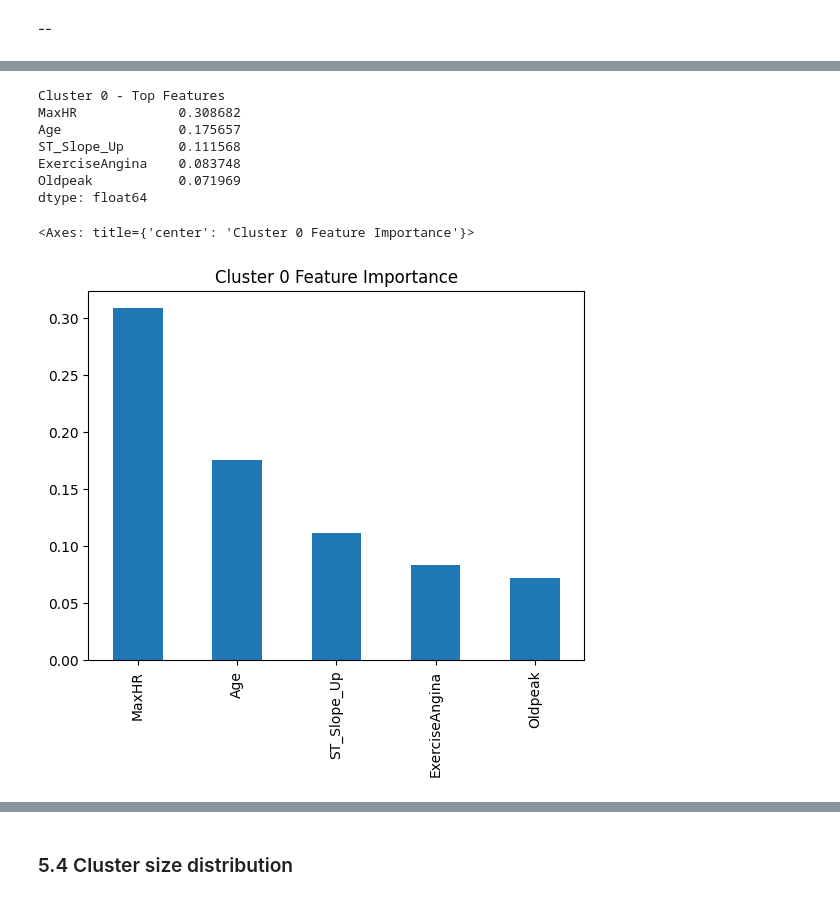
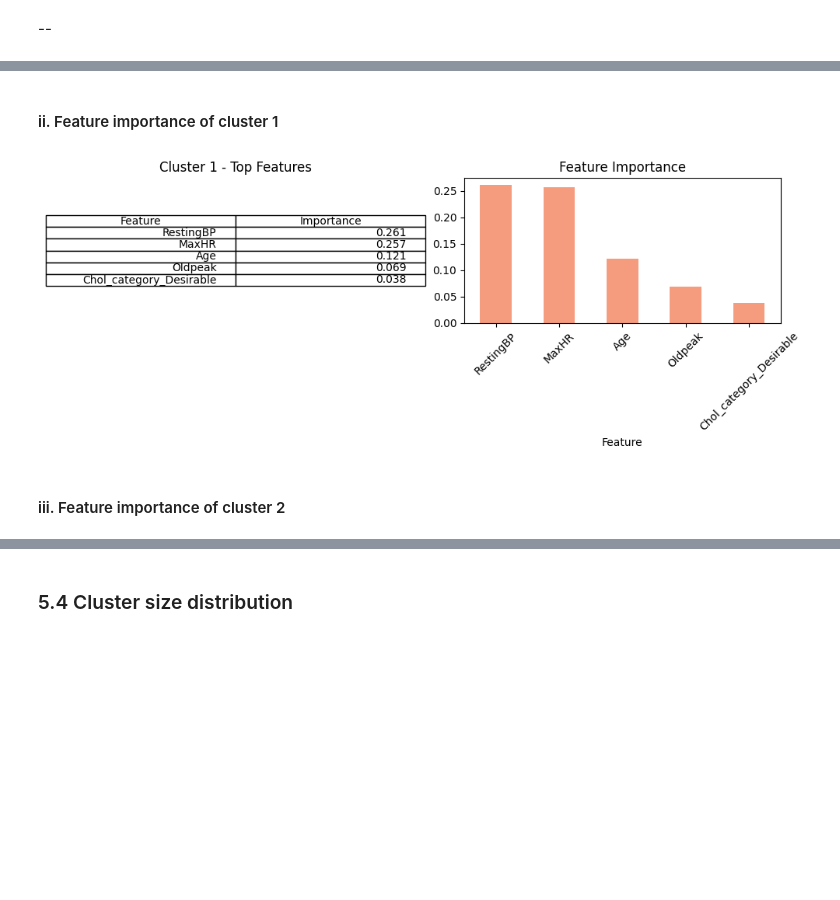
Before and after one commit to Janau00/SWE485-Project-Group9, a Jupyter notebook: Phase2_Unsupervised_Learning.ipynb, the cells around one changed output, grey strips where cells are left out. Saved outputs shown, nothing was run; the diff lists cells and outputs as text; code cells hidden in the pictures; blank space fills up the shorter version.

Commit message:
add: code of size and feat importance

```diff
--- a/Phase2_Unsupervised_Learning.ipynb
+++ b/Phase2_Unsupervised_Learning.ipynb
@@ -535,29 +572,49 @@ for cluster_id in np.unique(y):
+# %% [markdown]
+#### ii. Feature importance of cluster 1
 # %%
-# Cluster 0 Interpretation
-cluster_id = 0
-
-# Retrieve top features for this cluster
+# Cluster selection
+cluster_id = 1
 top_features = cluster_importance[cluster_id]
 
-# Display results
-print(f"Cluster {cluster_id} - Top Features")
-print(top_features)
+# Prepare table
+df_display = top_features.reset_index()
+df_display.columns = ['Feature', 'Importance']
+df_display['Importance'] = df_display['Importance'].round(3)
+df_display = df_display.sort_values(by='Importance', ascending=False)
 
-# Insight:
-# These features represent the most important variables
-# that distinguish Cluster 0 from the rest of the data.
-# Higher importance means stronger influence on cluster formation.
+color = color_map.get(cluster_id, "#333333")
 
-# Plot feature importance
-top_features.plot(kind='bar', title=f'Cluster {cluster_id} Feature Importance')
+# Create side-by-side layout
+fig, axes = plt.subplots(1, 2, figsize=(10, 4))
+
+# Table
+axes[0].axis('off')
+table = axes[0].table(
+    cellText=df_display.values,
+    colLabels=df_display.columns,
+    loc='center'
+)
+
+table.auto_set_font_size(False)
+table.set_fontsize(10)
+table.scale(1.2, 1.5)
+
+axes[0].set_title(f'Cluster {cluster_id} - Top Features')
+
+# Bar Chart
+df_display.set_index('Feature')['Importance'].plot(
+    kind='bar',
+    ax=axes[1],
+    color=color
+)
+
+axes[1].set_title('Feature Importance')
+axes[1].tick_params(axis='x', rotation=45)
+
+plt.tight_layout()
+plt.show()
 # %% [output]
-Cluster 0 - Top Features
-MaxHR             0.308682
-Age               0.175657
-ST_Slope_Up       0.111568
-ExerciseAngina    0.083748
-Oldpeak           0.071969
-dtype: float64
-<Axes: title={'center': 'Cluster 0 Feature Importance'}>
-[figure, old version]
+[figure, new version]
+# %% [markdown]
+#### iii. Feature importance of cluster 2
 # %%
```
Also changed, not shown: parts of 18 cells of this notebook.
